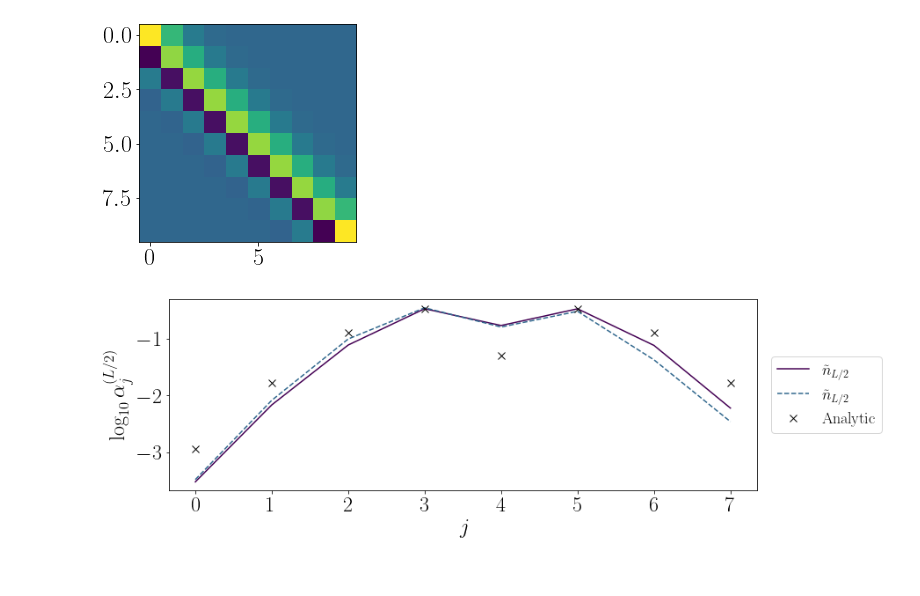
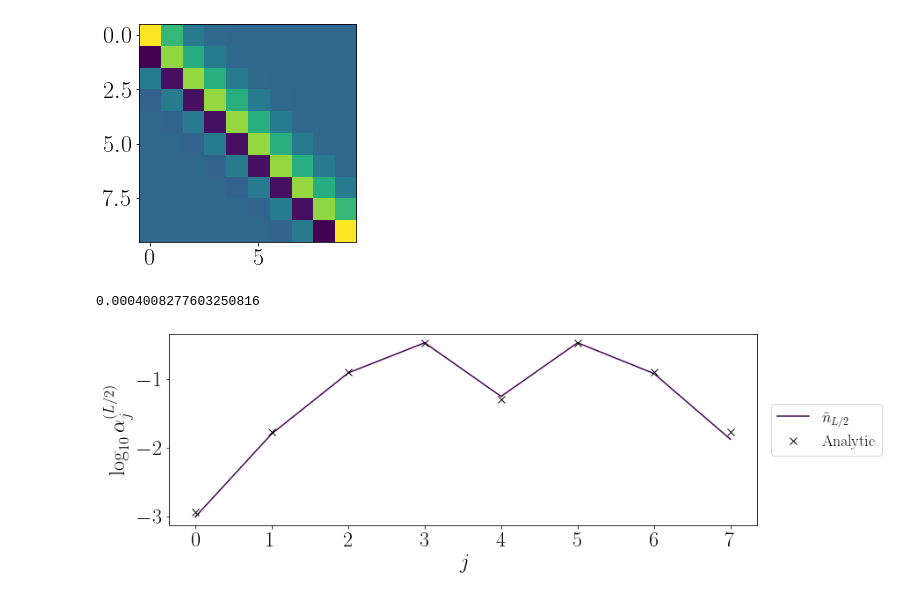
Before and after one commit to sjt48/PyFlow, a Jupyter notebook: disorder_free_loc.ipynb, the cells around one changed output. Drawn from its saved outputs; the diff is of its cells as text; code cells hidden in the pictures.

```diff
--- a/disorder_free_loc.ipynb
+++ b/disorder_free_loc.ipynb
@@ -1848,42 +1866,48 @@ plt.close()
   -5.00000000e-01  1.00000000e+00]]
 [figure]
 # %%
-dis = [1.2]
+dis = [1.]
 xlist = [0.0]
 dis_type='linear'
 n = 8
 
 norm = False
 LIOM = 'bck'
 nvar = utility.namevar(dis_type,dsymm,'CDW',dyn,norm,n,LIOM,species)
 for d in dis:
     for x in xlist:
         for delta in Ulist:
-            with h5py.File('%s/tflow-d%.2f-x%.2f-Jz%.2f-p%s.h5' %(nvar,d,x,delta,0),'r') as hf:
-                liom = np.array(hf.get('liom'))
-                liom2 = liom[:n**2].reshape(n,n)
-                liom4 = liom[n**2:].reshape(n,n,n,n)
+            with h5py.File('gpu/%s/tflow-d%.2f-x%.2f-Jz%.2f-p%s.h5' %(nvar,d,x,delta,0),'r') as hf:
+#                 liom = np.array(hf.get('liom'))
+#                 liom2 = liom[:n**2].reshape(n,n)
+#                 liom4 = liom[n**2:].reshape(n,n,n,n)
+                err = np.array(hf.get('err'))
+                print(np.median(err))
+
+                liom2 = np.array(hf.get('liom2'))
+                liom4 = np.array(hf.get('liom4'))
                 liom_diag = np.diag(liom2)
                 liom4_diag = [liom4[i,i,i,i] for i in range(n)]
                 liom_int_diag = liom_diag+liom4_diag
 
                 liom2 = np.log10(np.abs(liom_diag))
                 liomint = np.log10(np.abs(liom_int_diag))
 
             plt.plot(liom2,label=r'$\tilde{n}_{L/2}$')
-            plt.plot(liomint,'--',label=r'$\tilde{n}_{L/2}$')
+#             plt.plot(liomint,'--',label=r'$\tilde{n}_{L/2}$')
 
 bessel = np.zeros(n)
 for i in range(n):
     bessel[i] = np.log10(np.abs(jv(np.abs(i-n//2),2)**2))
 plt.plot(bessel,'kx',markersize='8',label=r'Analytic')
 plt.legend(loc='center right',bbox_to_anchor=(1.225,.5),fontsize=18)
 # plt.ylim(-20,0)
 plt.ylabel(r'$\log_{10} \alpha^{(L/2)}_j$')
 plt.xlabel(r'$j$')
 # plt.savefig('bessel2.pdf',dpi=300,bbox_inches='tight')
 plt.show()
 plt.close()
 norm = False
 # %% [output]
+0.0004008277603250816
-[figure, old version]
+[figure, new version]
```
Also changed, not shown: parts of 17 cells of this notebook, 33 other files.
